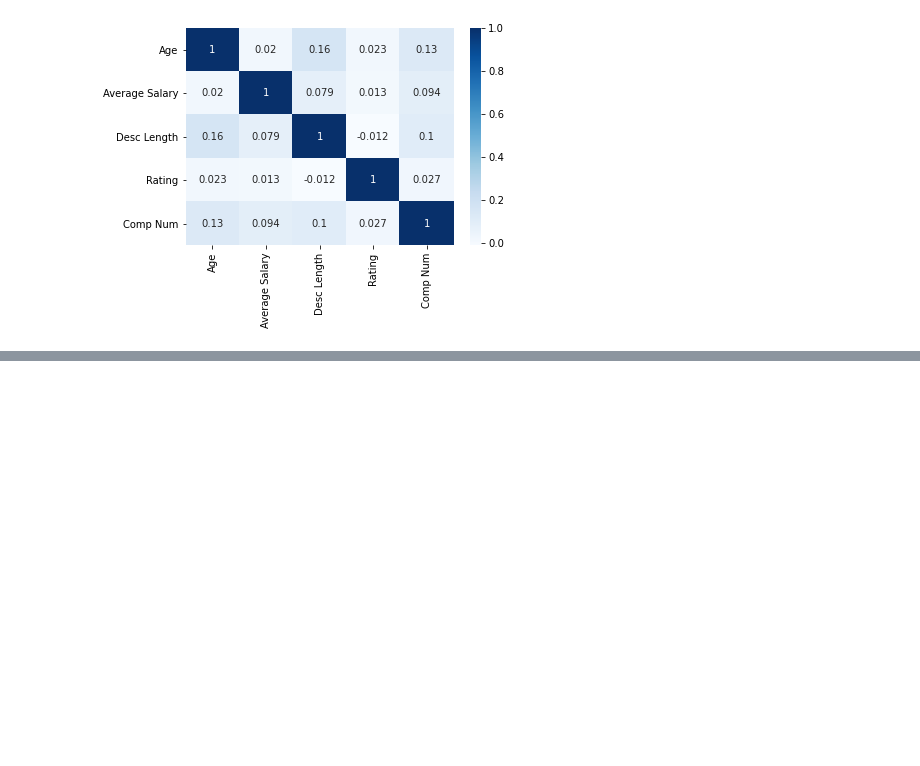
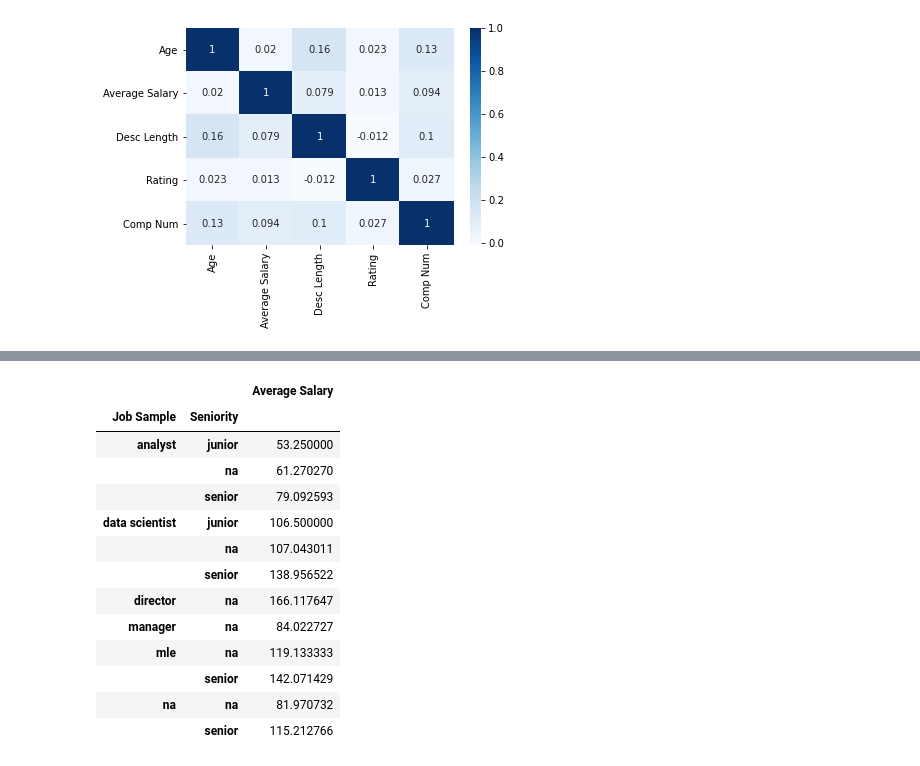
Before and after one commit to vimalkkumar/Glassdoor_DS_Salary, a Jupyter notebook: glassdoor_ds_eda.ipynb, the cells around one changed output, grey strips where cells are left out. Saved outputs shown, nothing was run; the diff lists cells and outputs as text; code cells hidden in the pictures; blank space fills up the shorter version.

```diff
--- a/glassdoor_ds_eda.ipynb
+++ b/glassdoor_ds_eda.ipynb
@@ -196,0 +211,17 @@ Graph for Company Name Text: total = 20
+# %%
+pd.pivot_table(dataset, index = ['Job Sample', 'Seniority'], values = 'Average Salary')
+# %% [output]
+|  |  | Average Salary |
+| Job Sample | Seniority |  |
+| analyst | junior | 53.250000 |
+|  | na | 61.270270 |
+|  | senior | 79.092593 |
+| data scientist | junior | 106.500000 |
+|  | na | 107.043011 |
+|  | senior | 138.956522 |
+| director | na | 166.117647 |
+| manager | na | 84.022727 |
+| mle | na | 119.133333 |
+|  | senior | 142.071429 |
+| na | na | 81.970732 |
+|  | senior | 115.212766 |
```
Also changed, not shown: parts of 23 cells of this notebook, 2 other files.
